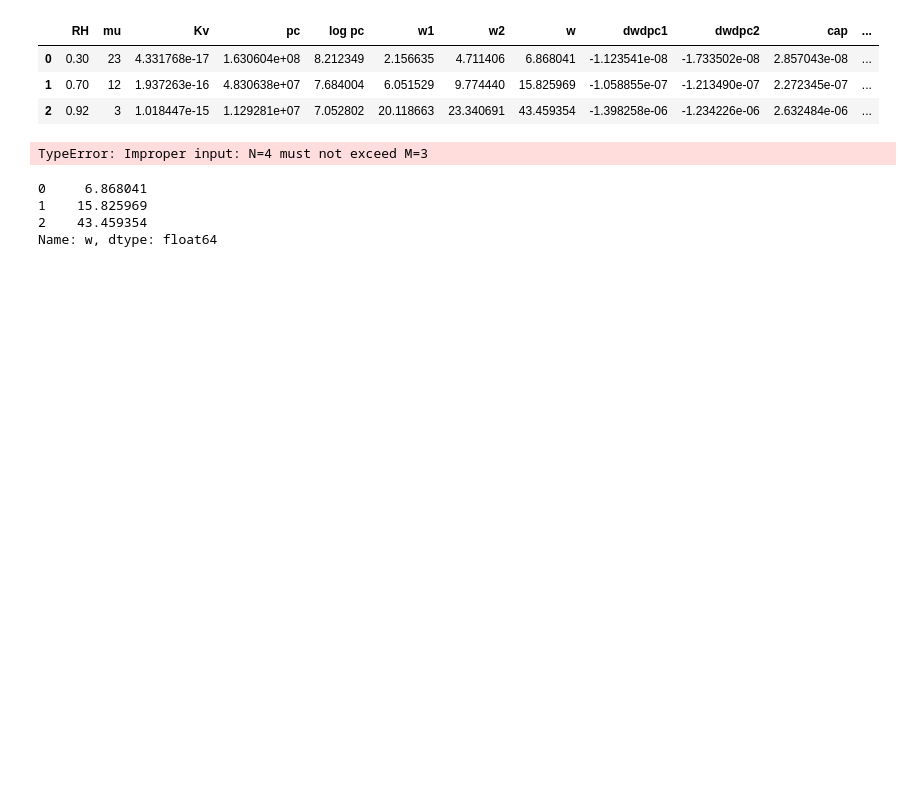
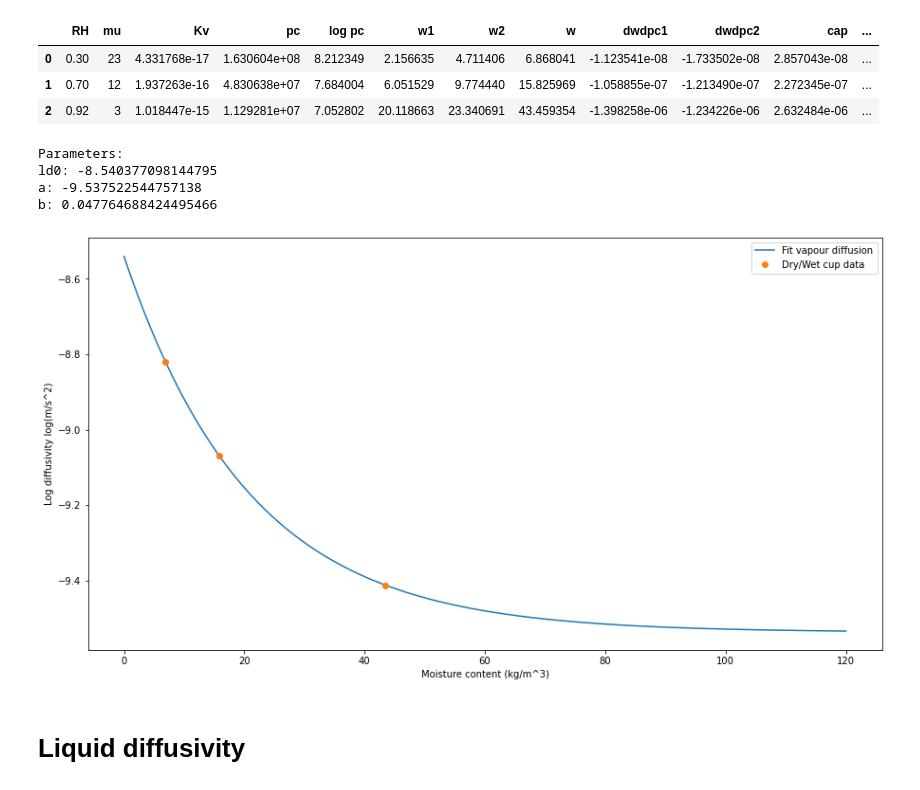
Before and after one commit to pick2510/BPTA, a Jupyter notebook: Ex2/Ex2.ipynb, the cells around one changed output. Cells and saved outputs as stored; diff of their text form; code cells hidden in the pictures; blank space fills up the shorter version.

```diff
--- a/Ex2/Ex2.ipynb
+++ b/Ex2/Ex2.ipynb
@@ -4,6 +4,7 @@ import matplotlib.pyplot as plt
 import pandas as pd
 import lmfit
 from scipy.optimize import curve_fit
+from scipy.integrate import cumtrapz, trapz
 plt.rcParams['figure.figsize'] = 15, 8
 from ipywidgets import interact, interactive, fixed, interact_manual, FloatSlider
 import ipywidgets as widgets
@@ -15,7 +16,3 @@ Rv=462
 T=293.15
 T_C = T -273.15
 pv_sat = 611 * np.exp((17.08 * T_C)/(234.18 + T_C))
-
-######
-def vap_fit(w,ld0,a,b,c):
-    return a + (ld0 - a) * np.exp(-b * w) + c * w
@@ -22,23 +21,32 @@ def vap_fit(w,ld0,a,b,c):
+# %%
+def vap_fit(w,ld0,a,b):
+    return a + (ld0 - a) * np.exp(-b * w) + 0 * w
 # %%
 vapour_diff = pd.read_excel("HS20_MBS_BPTA_201202_Exercise_Data.xls", sheet_name="vapour diff", header=13, nrows=3)
 # %%
 vapour_diff["Kv"] = (delta_a * vapour_diff["RH"] * pv_sat)/(vapour_diff["mu"] * rho_l * Rv * T)
 vapour_diff["Dv"] = vapour_diff["Kv"] / vapour_diff["cap"]
-vapour_diff["LDv"] = np.log10(vapour_diff["Dv"])
+vapour_diff["LDv"] = np.log10(vapour_diff["Dv"],)
 vapour_diff
 # %% [output]
 |  | RH | mu | Kv | pc | log pc | w1 | w2 | w | dwdpc1 | dwdpc2 | cap | ... |
 | 0 | 0.30 | 23 | 4.331768e-17 | 1.630604e+08 | 8.212349 | 2.156635 | 4.711406 | 6.868041 | -1.123541e-08 | -1.733502e-08 | 2.857043e-08 | ... |
 | 1 | 0.70 | 12 | 1.937263e-16 | 4.830638e+07 | 7.684004 | 6.051529 | 9.774440 | 15.825969 | -1.058855e-07 | -1.213490e-07 | 2.272345e-07 | ... |
 | 2 | 0.92 | 3 | 1.018447e-15 | 1.129281e+07 | 7.052802 | 20.118663 | 23.340691 | 43.459354 | -1.398258e-06 | -1.234226e-06 | 2.632484e-06 | ... |
-# %%
-curve_fit(vap_fit, vapour_diff["w"], vapour_diff["LDv"], p0=[0,0,0,0])
-# %% [output]
-TypeError: Improper input: N=4 must not exceed M=3
-# %%
-vapour_diff["w"], vapour_diff["ld"]
-# %% [output]
-0     6.868041
-1    15.825969
-2    43.459354
-Name: w, dtype: float64
+# %%
+popt, pcov = curve_fit(vap_fit, vapour_diff["w"], vapour_diff["LDv"])
+x = np.linspace(0,120,1000)
+plt.plot(x, vap_fit(x, *popt), label="Fit vapour diffusion")
+plt.plot(vapour_diff["w"], vapour_diff["LDv"], "o", label="Dry/Wet cup data")
+plt.ylabel("Log diffusivity log(m/s^2)")
+plt.xlabel("Moisture content (kg/m^3)")
+plt.legend()
+print("Parameters:\nld0: {}\na: {}\nb: {}".format(*popt))
+# %% [output]
+Parameters:
+ld0: -8.540377098144795
+a: -9.537522544757138
+b: 0.047764688424495466
+[figure, added]
+# %% [markdown]
+# Liquid diffusivity
```
Also changed, not shown: parts of 5 cells of this notebook.
